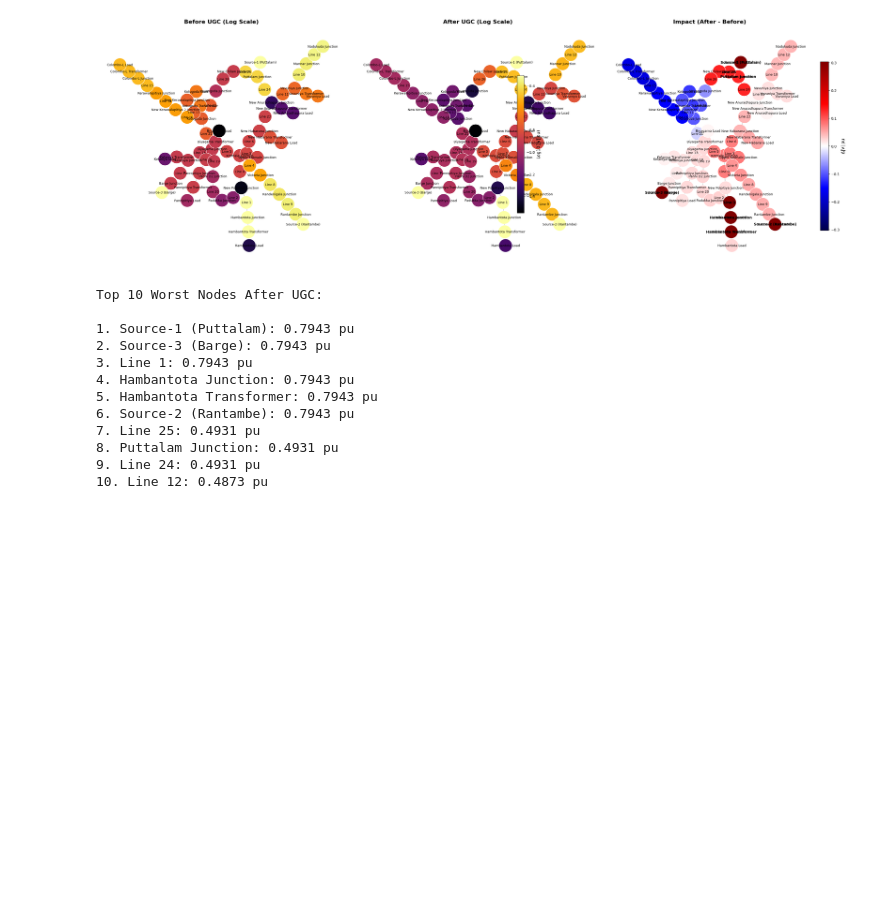
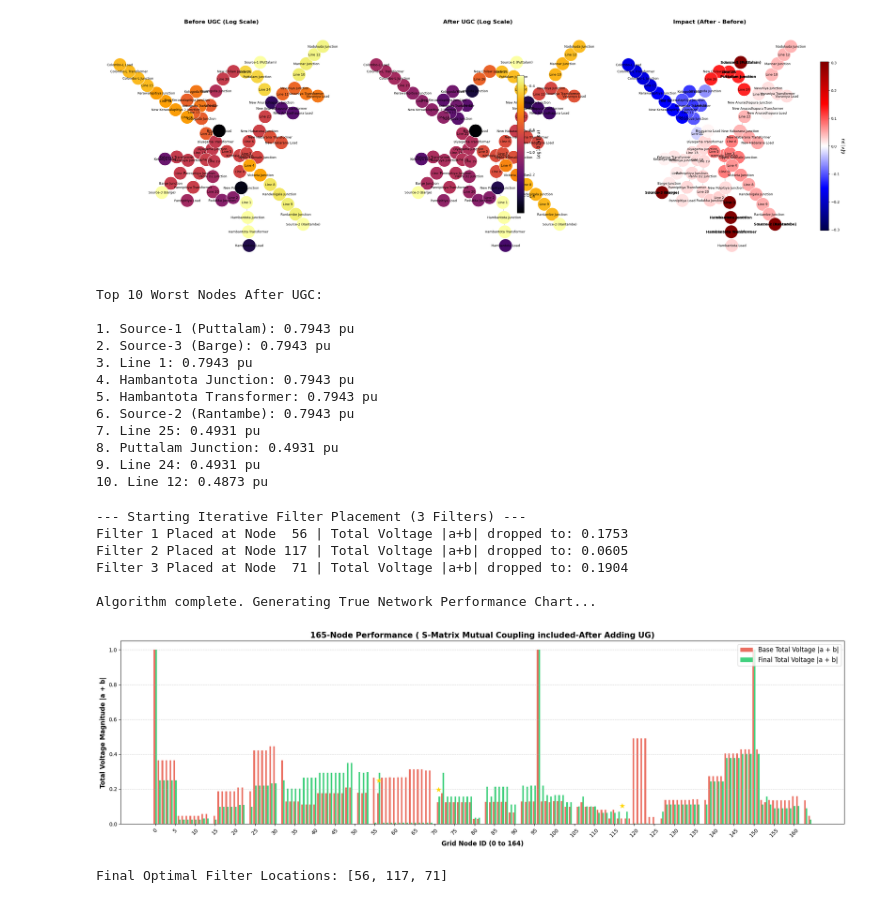
Before and after one commit to nimeshlal097/Undergraduate_FYP, a Jupyter notebook: S_Parameter Model for 7 th Harmonic.ipynb, the cells around one changed output. Cells and saved outputs as stored; diff of their text form; code cells hidden in the pictures; blank space fills up the shorter version.

```diff
--- a/S_Parameter Model for 7 th Harmonic.ipynb
+++ b/S_Parameter Model for 7 th Harmonic.ipynb
@@ -1750,7 +1860,7 @@ Top 10 Worst Nodes After UGC:
 # =========================================================
 # (Relies on S_global and C_matrix_perfect already in memory)
 N = 165
-K = 5  # Number of filters to place
+K = 3  # Number of filters to place
 epsilon = 1e-6
 
 # Define the source injections based on your notebook's source indices
@@ -1834,31 +1944,39 @@ print("\nAlgorithm complete. Generating True Network Performance Chart...")
 # Calculate Total Voltage |a + b|
 #mag_base = V_total_mag.flatten()
 mag_base = np.abs(base_a + base_b)  # Baseline total voltage magnitude (from previous superposition)
 mag_final = np.abs(final_a + final_b)
 
 fig, ax = plt.subplots(figsize=(20, 6))
 x = np.arange(N)
 width = 0.4
 
 ax.bar(x - width/2, mag_base, width, label='Base Total Voltage |a + b|', color='#e74c3c', alpha=0.8)
 ax.bar(x + width/2, mag_final, width, label='Final Total Voltage |a + b|', color='#2ecc71', alpha=0.9)
 
 ax.set_xlabel('Grid Node ID (0 to 164)', fontsize=12, fontweight='bold')
 ax.set_ylabel('Total Voltage Magnitude |a + b|', fontsize=12, fontweight='bold')
 ax.set_title(f'165-Node Performance ( S-Matrix Mutual Coupling included-After Adding UG)', fontsize=15, fontweight='bold')
 
 ax.set_xticks(x[::5])
 ax.set_xticklabels([str(i) for i in x[::5]], rotation=45)
 
 for f_node in selected_filters:
     ax.get_xticklabels()
     ax.text(f_node, mag_base[f_node] + 0.05, '★', ha='center', va='bottom', color='gold', fontsize=14, fontweight='bold')
 
 ax.grid(axis='y', linestyle='--', alpha=0.5)
 ax.legend(fontsize=12, loc='upper right')
 
 plt.tight_layout()
-plt.savefig('True_Mutual_Coupling_Performance.png', dpi=300)
 plt.show()
 
 print(f"\nFinal Optimal Filter Locations: {selected_filters}")
+# %% [output]
+--- Starting Iterative Filter Placement (3 Filters) ---
+Filter 1 Placed at Node  56 | Total Voltage |a+b| dropped to: 0.1753
+Filter 2 Placed at Node 117 | Total Voltage |a+b| dropped to: 0.0605
+Filter 3 Placed at Node  71 | Total Voltage |a+b| dropped to: 0.1904
+
+Algorithm complete. Generating True Network Performance Chart...
+[figure, added]
+Final Optimal Filter Locations: [56, 117, 71]
```
Also changed, not shown: parts of 3 cells of this notebook.
